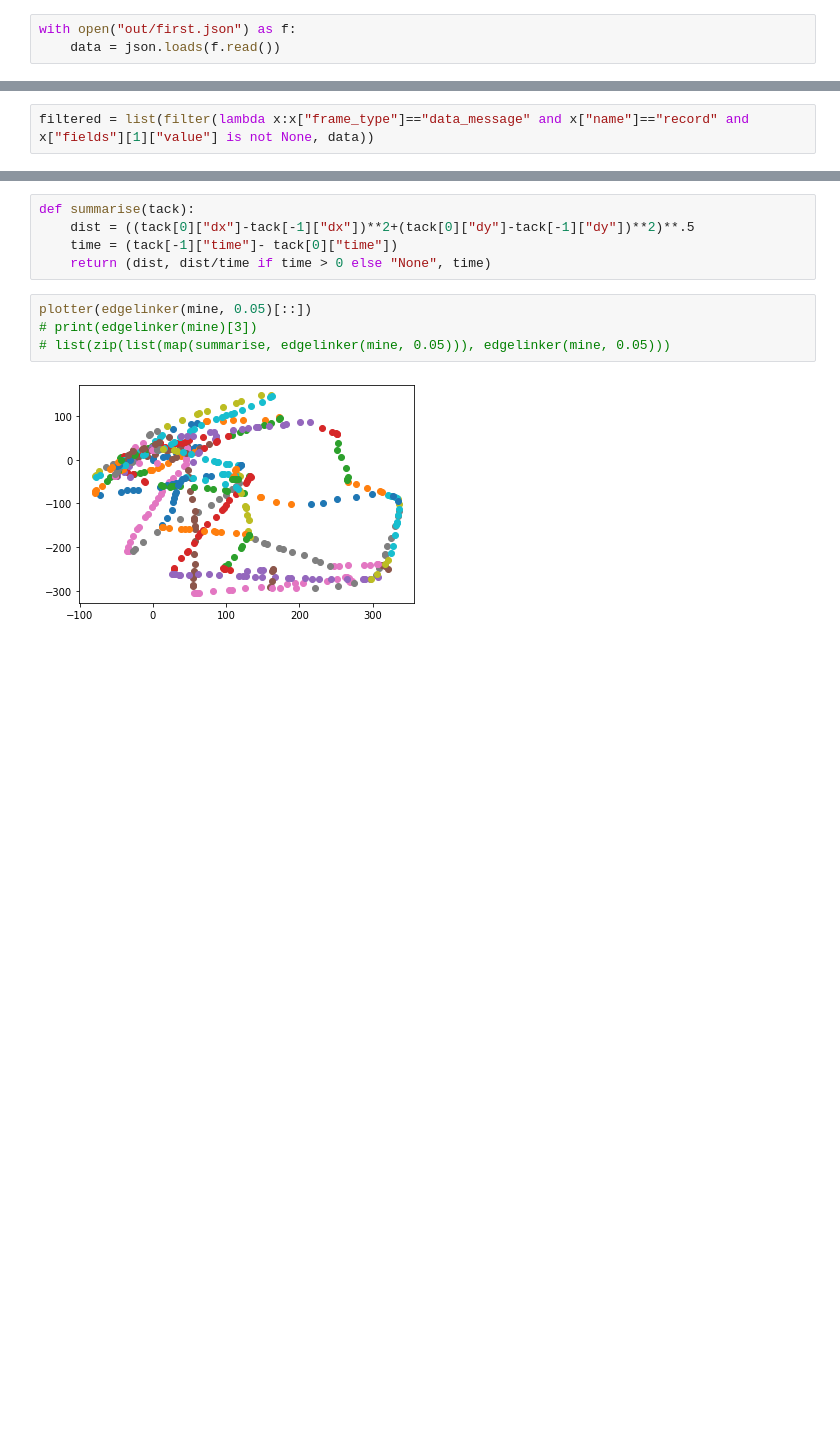
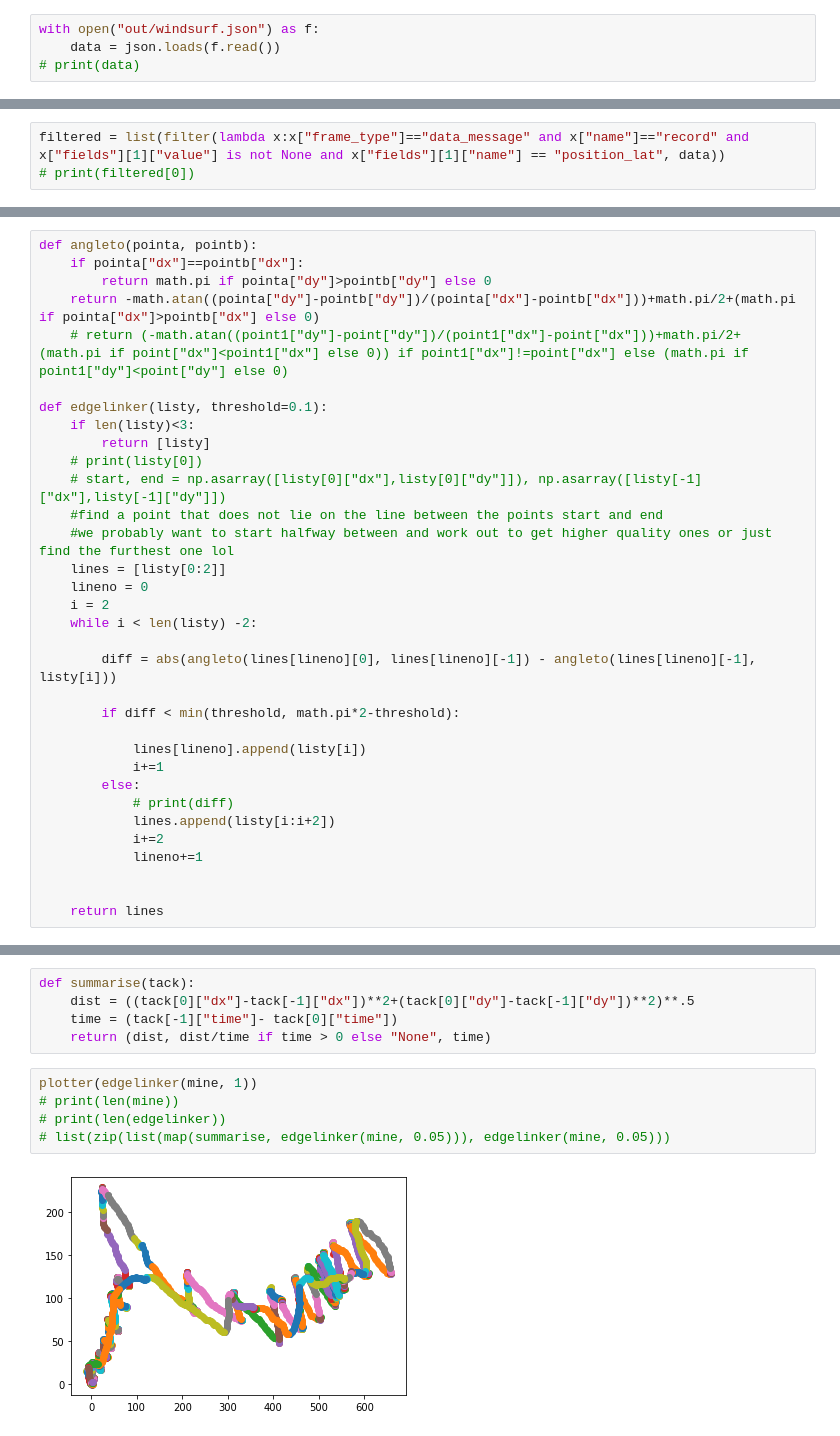
Before and after one commit to cornwallluke/Sailing-Help, a Jupyter notebook: datatesting/testing.ipynb, the cells around one changed output, grey strips where cells are left out. Saved outputs shown, nothing was run; the diff lists cells and outputs as text; blank space fills up the shorter version.

Commit message:
messed with line function

```diff
--- a/datatesting/testing.ipynb
+++ b/datatesting/testing.ipynb
@@ -5,8 +5,9 @@ import math
 import numpy as np
 from scipy import stats
 # %%
-with open("out/first.json") as f:
+with open("out/windsurf.json") as f:
     data = json.loads(f.read())
+# print(data)
 # %%
 def latlongdist(lat1, lon1, lat2, lon2) :
   dy = (lat2-lat1)*math.pi/180*6.371e6;
@@ -18,7 +19,8 @@ def distlatlong(lat1, lon1, dy, dx):#fix deg-rad you idiot
   lon2 = lon1+dx/(math.sin((90-lat1)*math.pi/180)*6.371e6);
   return lat2, lon2;
 # %%
-filtered = list(filter(lambda x:x["frame_type"]=="data_message" and x["name"]=="record" and x["fields"][1]["value"] is not None, data))
+filtered = list(filter(lambda x:x["frame_type"]=="data_message" and x["name"]=="record" and x["fields"][1]["value"] is not None and x["fields"][1]["name"] == "position_lat", data))
+# print(filtered[0])
 # %%
 origin = (filtered[0]["fields"][1]["value"], filtered[0]["fields"][2]["value"])
 # %%
@@ -78,6 +80,39 @@ def edgelinker(listy, threshold=0.1):
     else:
         # print(len(listy), maxim,threshold * np.linalg.norm(start-end), threshold)
         return [listy]
+# %%
+def angleto(pointa, pointb):
+    if pointa["dx"]==pointb["dx"]:
+        return math.pi if pointa["dy"]>pointb["dy"] else 0
+    return -math.atan((pointa["dy"]-pointb["dy"])/(pointa["dx"]-pointb["dx"]))+math.pi/2+(math.pi if pointa["dx"]>pointb["dx"] else 0)
+    # return (-math.atan((point1["dy"]-point["dy"])/(point1["dx"]-point["dx"]))+math.pi/2+ (math.pi if point["dx"]<point1["dx"] else 0)) if point1["dx"]!=point["dx"] else (math.pi if point1["dy"]<point["dy"] else 0)
+
+def edgelinker(listy, threshold=0.1):
+    if len(listy)<3:
+        return [listy]
+    # print(listy[0])
+    # start, end = np.asarray([listy[0]["dx"],listy[0]["dy"]]), np.asarray([listy[-1]["dx"],listy[-1]["dy"]])
+    #find a point that does not lie on the line between the points start and end
+    #we probably want to start halfway between and work out to get higher quality ones or just find the furthest one lol
+    lines = [listy[0:2]]
+    lineno = 0
+    i = 2
+    while i < len(listy) -2:
+
+        diff = abs(angleto(lines[lineno][0], lines[lineno][-1]) - angleto(lines[lineno][-1], listy[i]))
+
+        if diff < min(threshold, math.pi*2-threshold):
+
+            lines[lineno].append(listy[i])
+            i+=1
+        else:
+            # print(diff)
+            lines.append(listy[i:i+2])
+            i+=2
+            lineno+=1
+
+
+    return lines
 # %%
 def plotter(yeet):
     # print("yeet")
@@ -97,8 +132,9 @@ def summarise(tack):
     time = (tack[-1]["time"]- tack[0]["time"])
     return (dist, dist/time if time > 0 else "None", time)
 # %%
-plotter(edgelinker(mine, 0.05)[::])
-# print(edgelinker(mine)[3])
+plotter(edgelinker(mine, 1))
+# print(len(mine))
+# print(len(edgelinker))
 # list(zip(list(map(summarise, edgelinker(mine, 0.05))), edgelinker(mine, 0.05)))
 # %% [output]
-[figure, old version]
+[figure, new version]
```
Also changed, not shown: parts of 2 cells of this notebook, 1 other file.
